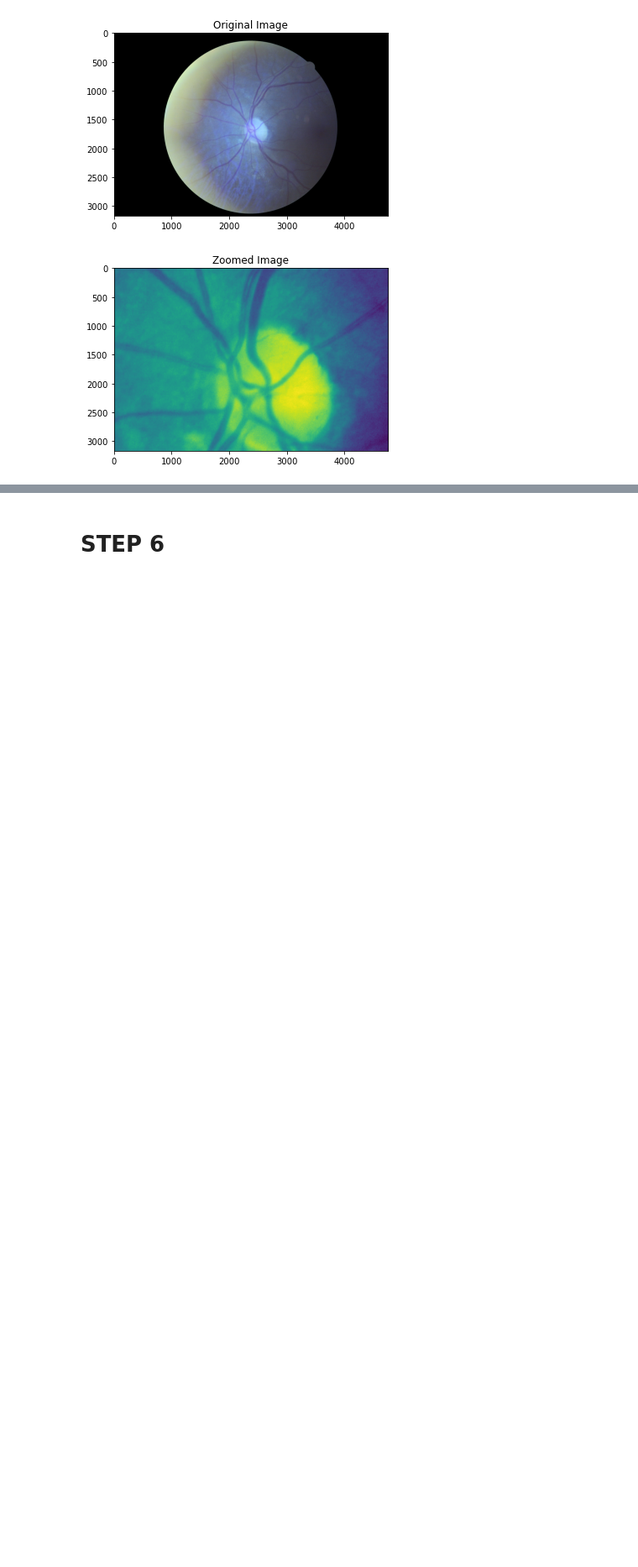
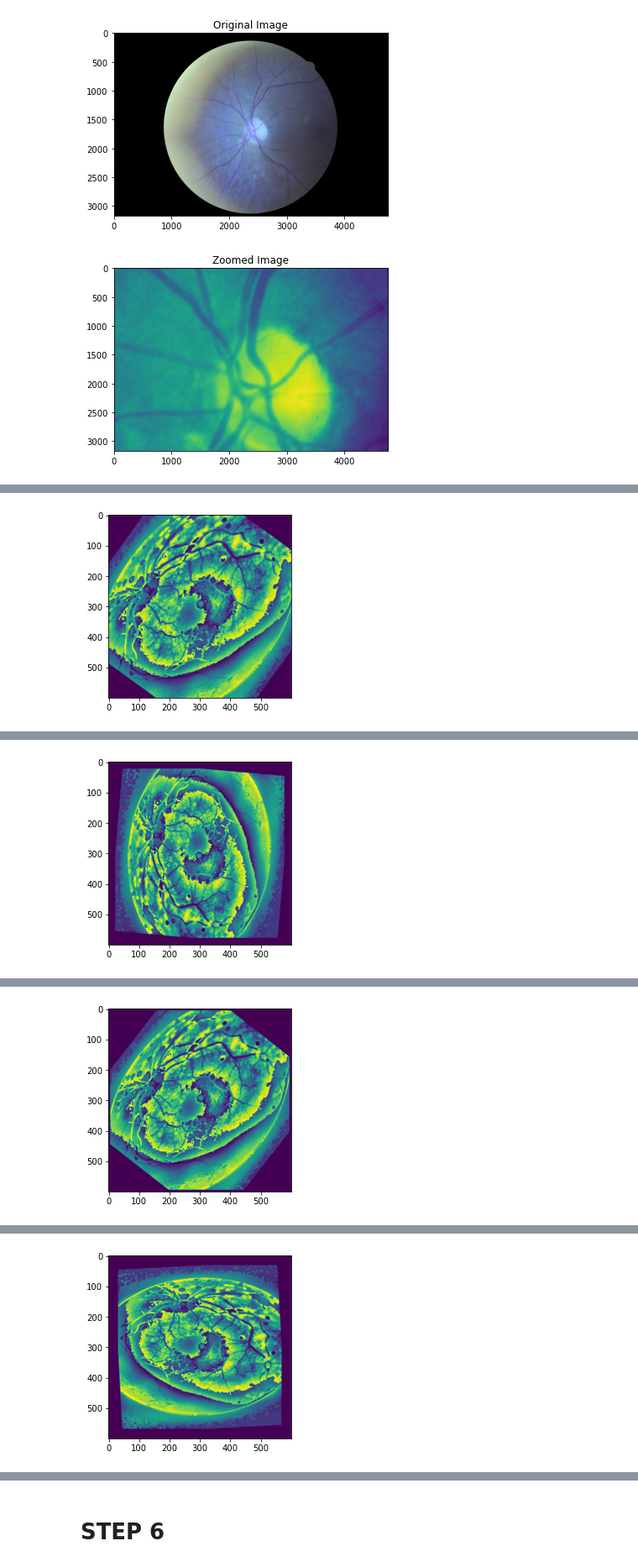
Before and after one commit to lykelly19/Computing-for-Health-and-Medicine-Final, a Jupyter notebook: DR Detection Group 9.ipynb, the cells around one changed output, grey strips where cells are left out. Shown at 84% size. Saved outputs shown, nothing was run; the diff lists cells and outputs as text; code cells hidden in the pictures; blank space fills up the shorter version.

Commit message:
array for quadrant images to feed into model

```diff
--- a/DR Detection Group 9.ipynb
+++ b/DR Detection Group 9.ipynb
@@ -803,0 +811,73 @@ def zoom_image(image_object):
+# %%
+# Load image directory
+img_dir = "data/labeled_data"
+
+X = []
+y = []
+
+# Iterate through labeled folders
+for i in range(5):
+    n_img_dir = img_dir + "/" + str(i)
+
+    # Directory exists
+    if (os.path.isdir(n_img_dir)):
+
+        # Iterate through images
+        for img in os.listdir(n_img_dir):
+
+            # Check the file extension
+            if (img.endswith(".jpeg")):
+
+
+                # Load image
+                # img = cv2.imread(n_img_dir + "/" + img)
+
+                # test image
+                labeled_folder_0_dir = "data/labeled_data/0/"  # filepath for 0 severity image folder
+                img = cv2.imread(labeled_folder_0_dir + "10626_right.jpeg")
+
+                # DATA PRE-PROCESSING STEPS
+
+                # Resize image object to 600 x 600
+                img = cv2.resize(img, (600,600))
+
+                # Color normalization
+                img = color_normalize(img)
+
+                # Median Filtering
+                img = median_filter(img)
+
+                # CLAHE
+                img = clahe_function(img) # applying CLAHE on image
+
+                # Split images into 4 quadrants
+                # q1, q2, q3, q4 = create_quadrants(img)
+
+                # For-loop that goes through all 4 quadrants
+                # for q in (q1, q2, q3, q4):
+
+                # DATA AUGMENTATION STEPS
+
+                # Flip image (h/v)
+                img = flip_image(img)
+
+                # Rotate image
+                img = rotate_image(img)
+
+                # Random zooming
+                img = zoom_image(img)
+
+                plt.imshow(img)
+                plt.show()
+
+                # Add quadrant images to an array
+                X.append(img)
+                y.append(i)
+                print(X)
+                print(y)
+                print(i)
+
+
+            break # Remove break to apply median filter to all images
+# %% [output]
+[figure, added]
@@ -803,0 +893 @@ def zoom_image(image_object):
+[figure, added]
@@ -803,0 +909 @@ def zoom_image(image_object):
+[figure, added]
@@ -803,0 +927 @@ def zoom_image(image_object):
+[figure, added]
```
Also changed, not shown: parts of 14 cells of this notebook.
